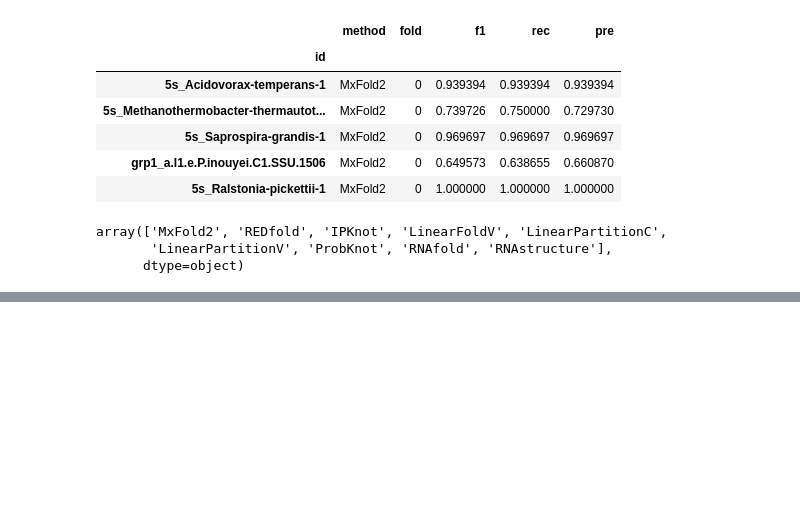
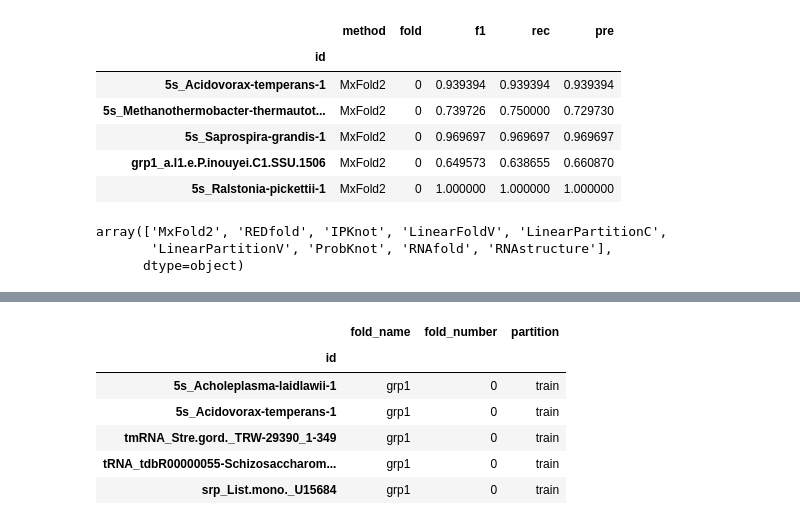
Before and after one commit to sinc-lab/revisiting_xval_rnafolding, a Jupyter notebook: performance_eval.ipynb, the cells around one changed output, grey strips where cells are left out. Cells and saved outputs as stored; diff of their text form; code cells hidden in the pictures; blank space fills up the shorter version.

```diff
--- a/performance_eval.ipynb
+++ b/performance_eval.ipynb
@@ -82,17 +82,18 @@ Saving ProbKnot with fixed base pairs (3864, 4)
 # %% [markdown]
 Some predictions are missing in some methods, these are filled with an empty prediction to be accountable. Also removing unused colunmns
 # %%
-splits = pd.read_csv(f"{DATA_PATH}data/1_random_kfolds/ArchiveII_splits_random.csv", index_col="id")
+part_folder = "2_fam_folds"
+splits = pd.read_csv(f"{DATA_PATH}data/{part_folder}/ArchiveII_splits_famfold.csv", index_col="id")
 
 for method in ["REDfold"]:
     for fold in sorted(splits.fold_number.unique()):
         split_dataset = splits[(splits.fold_number == fold) & (splits.partition == "test")].index
-        pred = pd.read_csv(DATA_PATH+f"results/1_random_kfolds/{method}/{fold}/pred.csv", index_col="id")
+        pred = pd.read_csv(DATA_PATH+f"results/{part_folder}/{method}/{fold}/pred.csv", index_col="id")
         print(fold, pred.shape)
         pred = pred.loc[split_dataset]
         print(pred.shape)
 
-        !mkdir -p {DATA_PATH}results/1_random_kfolds/{method}/bkp/{fold}/
-        !mv {DATA_PATH}results/1_random_kfolds/{method}/{fold}/pred.csv {DATA_PATH}results/1_random_kfolds/{method}/bkp/{fold}/pred.csv
-        pred[["base_pairs"]].to_csv(f"{DATA_PATH}results/1_random_kfolds/{method}/{fold}/pred.csv")
+        !mkdir -p {DATA_PATH}results/{part_folder}/{method}/bkp/{fold}/
+        !mv {DATA_PATH}results/{part_folder}/{method}/{fold}/pred.csv {DATA_PATH}results/{part_folder}/{method}/bkp/{fold}/pred.csv
+        pred[["base_pairs"]].to_csv(f"{DATA_PATH}results/{part_folder}/{method}/{fold}/pred.csv")
 # %% [output]
@@ -242,0 +255,11 @@ plt.tight_layout()
+# %%
+splits = pd.read_csv(f"{DATA_PATH}data/2_fam_folds/ArchiveII_splits_famfold.csv", index_col="id")
+splits.head()
+# %% [output]
+|  | fold_name | fold_number | partition |
+| id |  |  |  |
+| 5s_Acholeplasma-laidlawii-1 | grp1 | 0 | train |
+| 5s_Acidovorax-temperans-1 | grp1 | 0 | train |
+| tmRNA_Stre.gord._TRW-29390_1-349 | grp1 | 0 | train |
+| tRNA_tdbR00000055-Schizosaccharom... | grp1 | 0 | train |
+| srp_List.mono._U15684 | grp1 | 0 | train |
```
Also changed, not shown: parts of 11 cells of this notebook.
